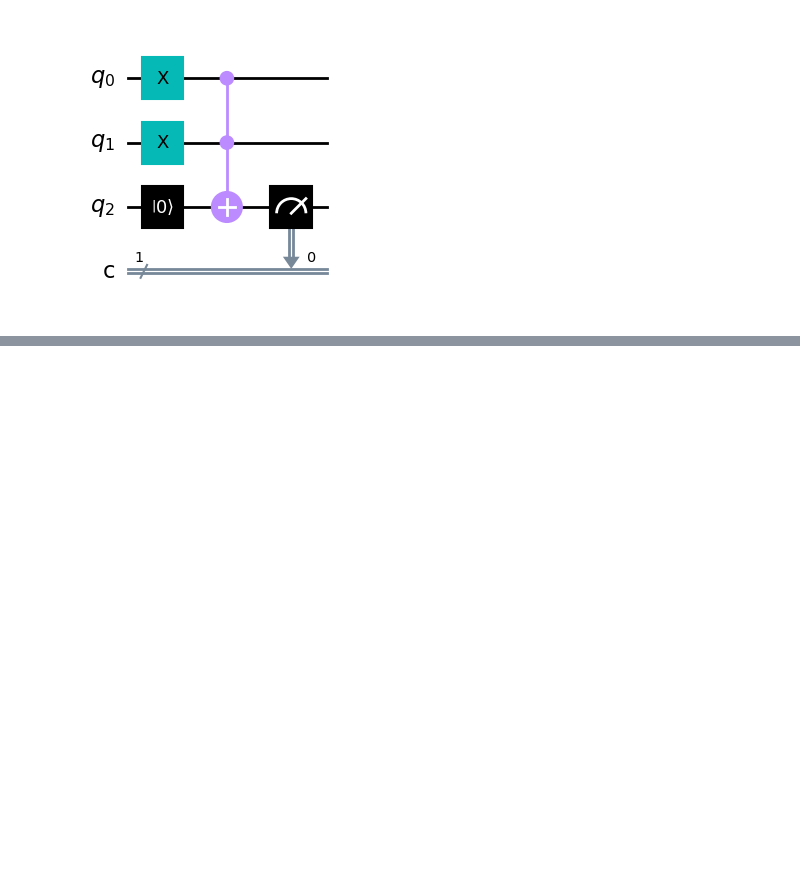
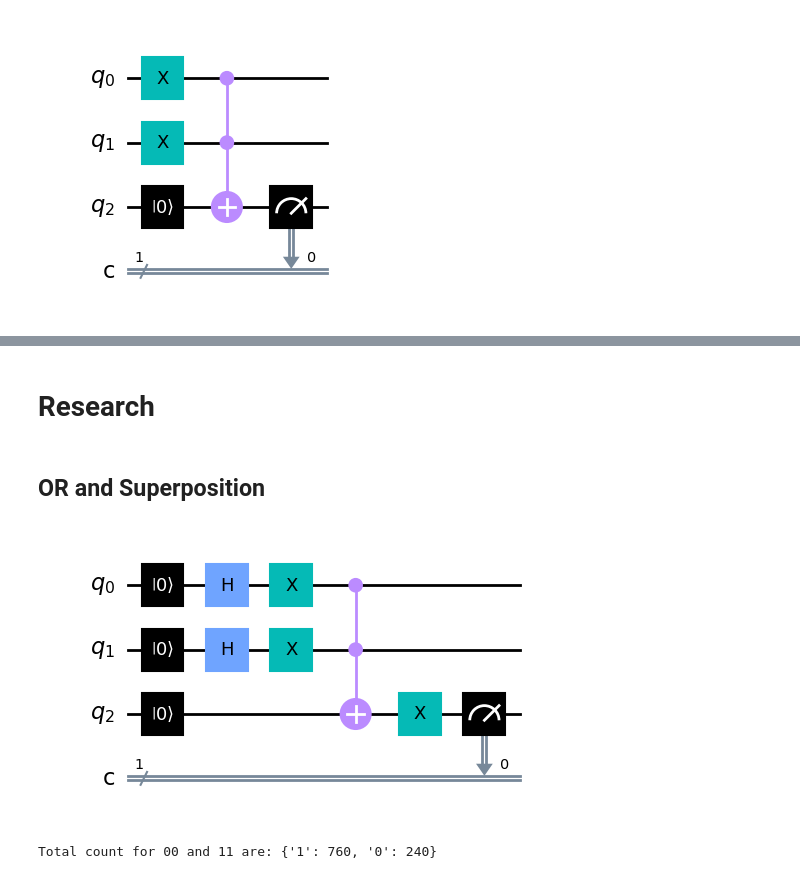
Before and after one commit to xLPMG/QuantumComputing, a Jupyter notebook: src/notebooks/basics/logic_gates.ipynb, the cells around one changed output, grey strips where cells are left out. Drawn from its saved outputs; the diff is of its cells as text; code cells hidden in the pictures; blank space fills up the shorter version.

```diff
--- a/src/notebooks/logic_gates.ipynb
+++ b/src/notebooks/basics/logic_gates.ipynb
@@ -90,0 +118,34 @@ nor_c.draw(output='mpl')
+# %% [markdown]
+# Research
+# %% [markdown]
+## OR and Superposition
+# %%
+qreg_q = QuantumRegister(3, 'q')
+creg_c = ClassicalRegister(1, 'c')
+or_c_s = QuantumCircuit(qreg_q, creg_c)
+
+or_c_s.reset(qreg_q[0])
+or_c_s.reset(qreg_q[1])
+or_c_s.reset(qreg_q[2])
+
+or_c_s.h(qreg_q[0])
+or_c_s.h(qreg_q[1])
+
+or_c_s.x(qreg_q[0])
+or_c_s.x(qreg_q[1])
+or_c_s.ccx(qreg_q[0],qreg_q[1],qreg_q[2])
+or_c_s.x(qreg_q[2])
+
+or_c_s.measure(qreg_q[2], creg_c[0])
+
+%matplotlib inline
+or_c_s.draw(output='mpl')
+# %% [output]
+[figure, added]
+# %%
+result = simulator.run(transpile(or_c_s, simulator), shots=1000).result()
+counts = result.get_counts(or_c_s)
+
+print("\nTotal count for 00 and 11 are:",counts)
+# %% [output]
+Total count for 00 and 11 are: {'1': 760, '0': 240}
```
Also changed, not shown: parts of 5 cells of this notebook.
